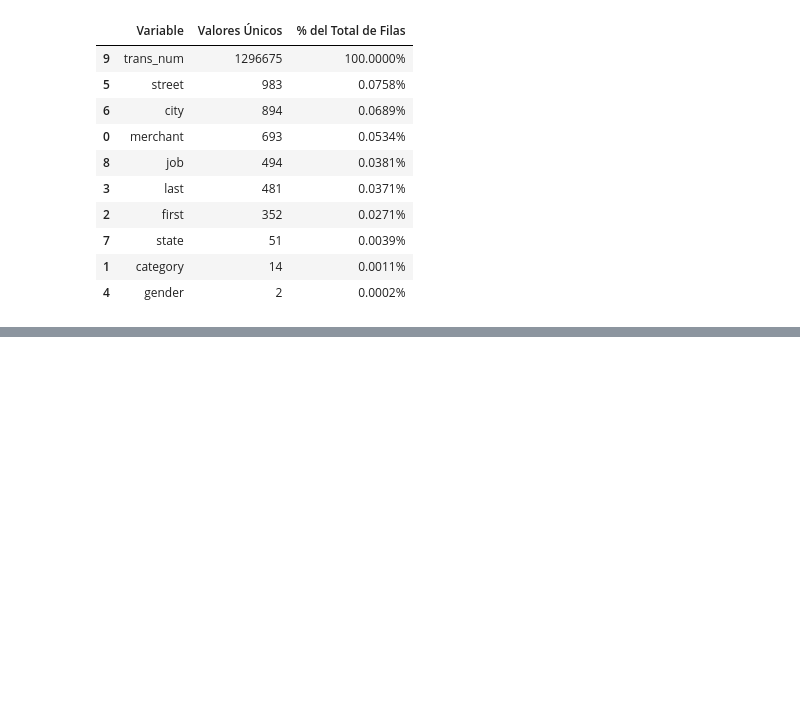
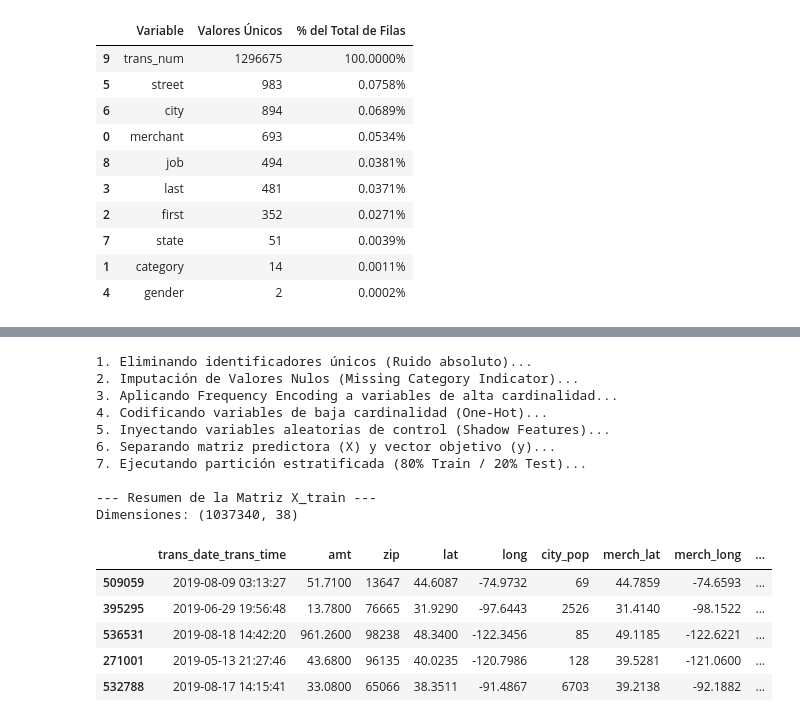
Before and after one commit to MartinHerreraRoncero/Portfolio-data-science, a Jupyter notebook: ML_Credit_Card_Fraud_Detection/notebooks/01_eda_y_features.ipynb, the cells around one changed output, grey strips where cells are left out. Drawn from its saved outputs; the diff is of its cells as text; code cells hidden in the pictures; blank space fills up the shorter version.

Commit message:
Tratamiento de cardinalidad y  analisis colinealidad

```diff
--- a/ML_Credit_Card_Fraud_Detection/notebooks/01_eda_y_features.ipynb
+++ b/ML_Credit_Card_Fraud_Detection/notebooks/01_eda_y_features.ipynb
@@ -230,0 +251,62 @@ display(df_cardinalidad.style.format({'% del Total de Filas': '{:.4f}%'}).backgr
+# %%
+from sklearn.model_selection import train_test_split
+
+print("1. Eliminando identificadores únicos (Ruido absoluto)...")
+# merch_zipcode ya NO se elimina aquí
+columnas_ruido = ['trans_num', 'first', 'last', 'dob', 'unix_time', 'cc_num']
+df_ml = df.drop(columns=columnas_ruido)
+
+print("2. Imputación de Valores Nulos (Missing Category Indicator)...")
+# Convertimos los nulos en una categoría explícita y forzamos el tipo texto
+df_ml['merch_zipcode'] = df_ml['merch_zipcode'].fillna('desconocido').astype(str)
+
+print("3. Aplicando Frequency Encoding a variables de alta cardinalidad...")
+# Añadimos merch_zipcode a la lista para transformarlo en frecuencias matemáticas
+cols_alta_cardinalidad = ['merchant', 'job', 'city', 'state', 'street', 'merch_zipcode']
+for col in cols_alta_cardinalidad:
+    frecuencia = df_ml[col].value_counts(normalize=True)
+    df_ml[col + '_freq'] = df_ml[col].map(frecuencia).astype('float32')
+
+# Borramos los textos originales
+df_ml = df_ml.drop(columns=cols_alta_cardinalidad)
+
+print("4. Codificando variables de baja cardinalidad (One-Hot)...")
+df_ml = pd.get_dummies(df_ml, columns=['gender', 'category'], drop_first=True, dtype='int8')
+
+print("5. Inyectando variables aleatorias de control (Shadow Features)...")
+np.random.seed(42)
+df_ml['random_control_normal'] = np.random.normal(0, 1, df_ml.shape[0]).astype('float32')
+df_ml['random_control_uniform'] = np.random.uniform(0, 1, df_ml.shape[0]).astype('float32')
+
+print("6. Separando matriz predictora (X) y vector objetivo (y)...")
+X = df_ml.drop(columns=['is_fraud'])
+y = df_ml['is_fraud']
+
+print("7. Ejecutando partición estratificada (80% Train / 20% Test)...")
+X_train, X_test, y_train, y_test = train_test_split(
+    X, y,
+    test_size=0.20,
+    random_state=42,
+    stratify=y
+)
+
+print("\n--- Resumen de la Matriz X_train ---")
+print(f"Dimensiones: {X_train.shape}")
+display(X_train.head())
+# %% [output]
+1. Eliminando identificadores únicos (Ruido absoluto)...
+2. Imputación de Valores Nulos (Missing Category Indicator)...
+3. Aplicando Frequency Encoding a variables de alta cardinalidad...
+4. Codificando variables de baja cardinalidad (One-Hot)...
+5. Inyectando variables aleatorias de control (Shadow Features)...
+6. Separando matriz predictora (X) y vector objetivo (y)...
+7. Ejecutando partición estratificada (80% Train / 20% Test)...
+
+--- Resumen de la Matriz X_train ---
+Dimensiones: (1037340, 38)
+|  | trans_date_trans_time | amt | zip | lat | long | city_pop | merch_lat | merch_long | ... |
+| 509059 | 2019-08-09 03:13:27 | 51.7100 | 13647 | 44.6087 | -74.9732 | 69 | 44.7859 | -74.6593 | ... |
+| 395295 | 2019-06-29 19:56:48 | 13.7800 | 76665 | 31.9290 | -97.6443 | 2526 | 31.4140 | -98.1522 | ... |
+| 536531 | 2019-08-18 14:42:20 | 961.2600 | 98238 | 48.3400 | -122.3456 | 85 | 49.1185 | -122.6221 | ... |
+| 271001 | 2019-05-13 21:27:46 | 43.6800 | 96135 | 40.0235 | -120.7986 | 128 | 39.5281 | -121.0600 | ... |
+| 532788 | 2019-08-17 14:15:41 | 33.0800 | 65066 | 38.3511 | -91.4867 | 6703 | 39.2138 | -92.1882 | ... |
```
Also changed, not shown: parts of 4 cells of this notebook.
